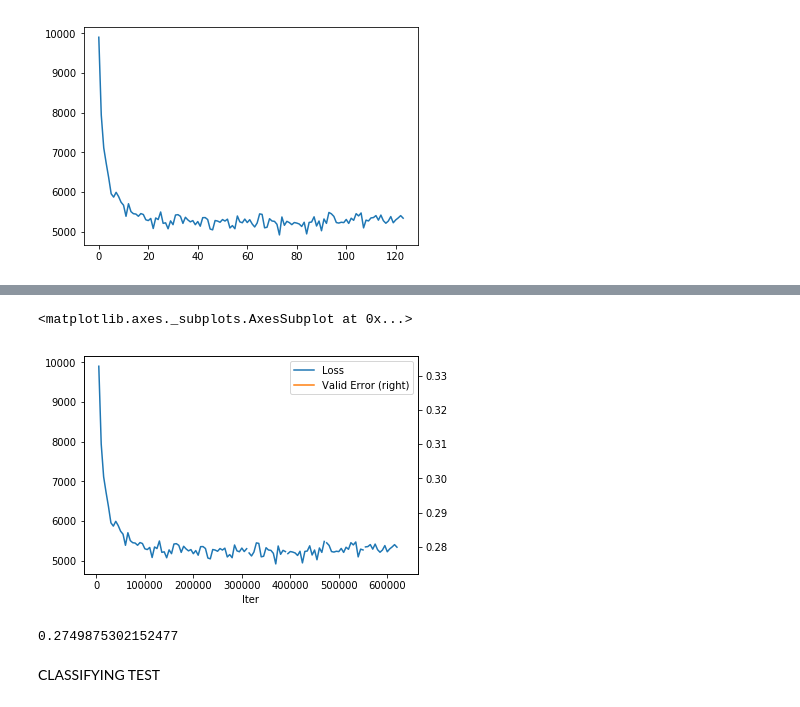
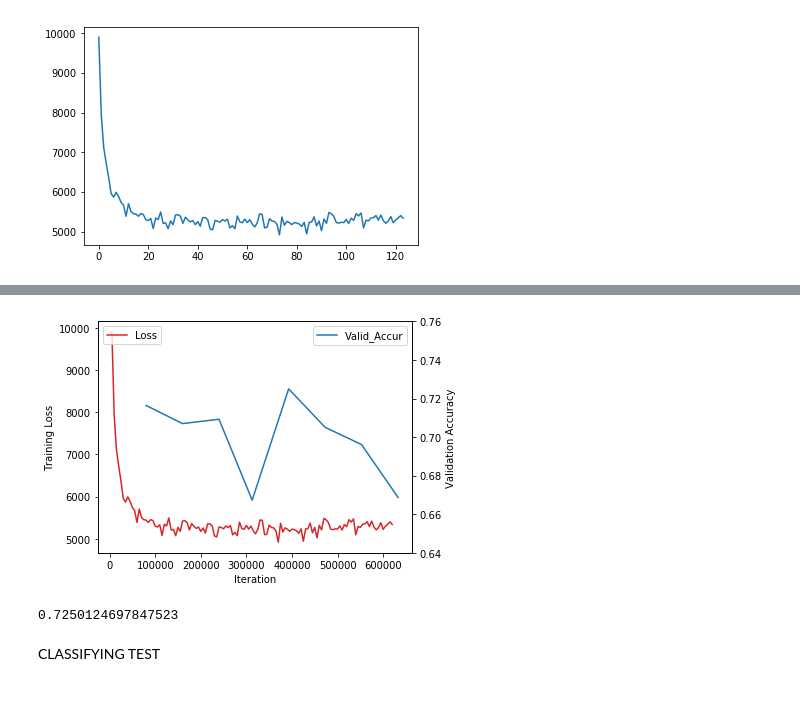
Before and after one commit to darshansumant/ml_nlp_conflict, a Jupyter notebook: objective_1_v3.ipynb, the cells around one changed output, grey strips where cells are left out. Drawn from its saved outputs; the diff is of its cells as text; code cells hidden in the pictures.

```diff
--- a/objective_1_v3.ipynb
+++ b/objective_1_v3.ipynb
@@ -356,14 +302,30 @@ plt.plot('Iter', 'Loss')
-# %%
-loss_error_merge.plot.line(x = 'Iter',
-                             y = ['Loss', 'Valid Error'],
-                             secondary_y = ['Valid Error'])
-# %% [output]
-<matplotlib.axes._subplots.AxesSubplot at 0x...>
-[figure, removed]
-# %%
-besterror_main
-# %% [output]
-0.2749875302152477
+# %%
+#https://matplotlib.org/gallery/api/two_scales.html
+
+fig, ax1 = plt.subplots()
+
+color = 'tab:red'
+ax1.set_xlabel('Iteration')
+ax1.set_ylabel('Training Loss')
+ax1.plot(losses_main_df['Iter'], losses_main_df['Loss'], color=color)
+ax1.legend(loc='upper left')
+
+ax2 = ax1.twinx()  # instantiate a second axes that shares the same x-axis
+
+color = 'tab:blue'
+ax2.set_ylabel('Validation Accuracy')  # we already handled the x-label with ax1
+ax2.plot(deverr_main_df['Iter'], deverr_main_df['Valid_Accur'], color=color)
+ax2.legend(loc='upper right')
+ax2.set_ylim(.64, .76)
+
+fig.tight_layout()  # otherwise the right y-label is slightly clipped
+plt.show()
+# %% [output]
+[figure, added]
+# %%
+1-besterror_main
+# %% [output]
+0.7250124697847523
 # %% [markdown]
 CLASSIFYING TEST
 # %%
```
Also changed, not shown: parts of 13 cells of this notebook.
